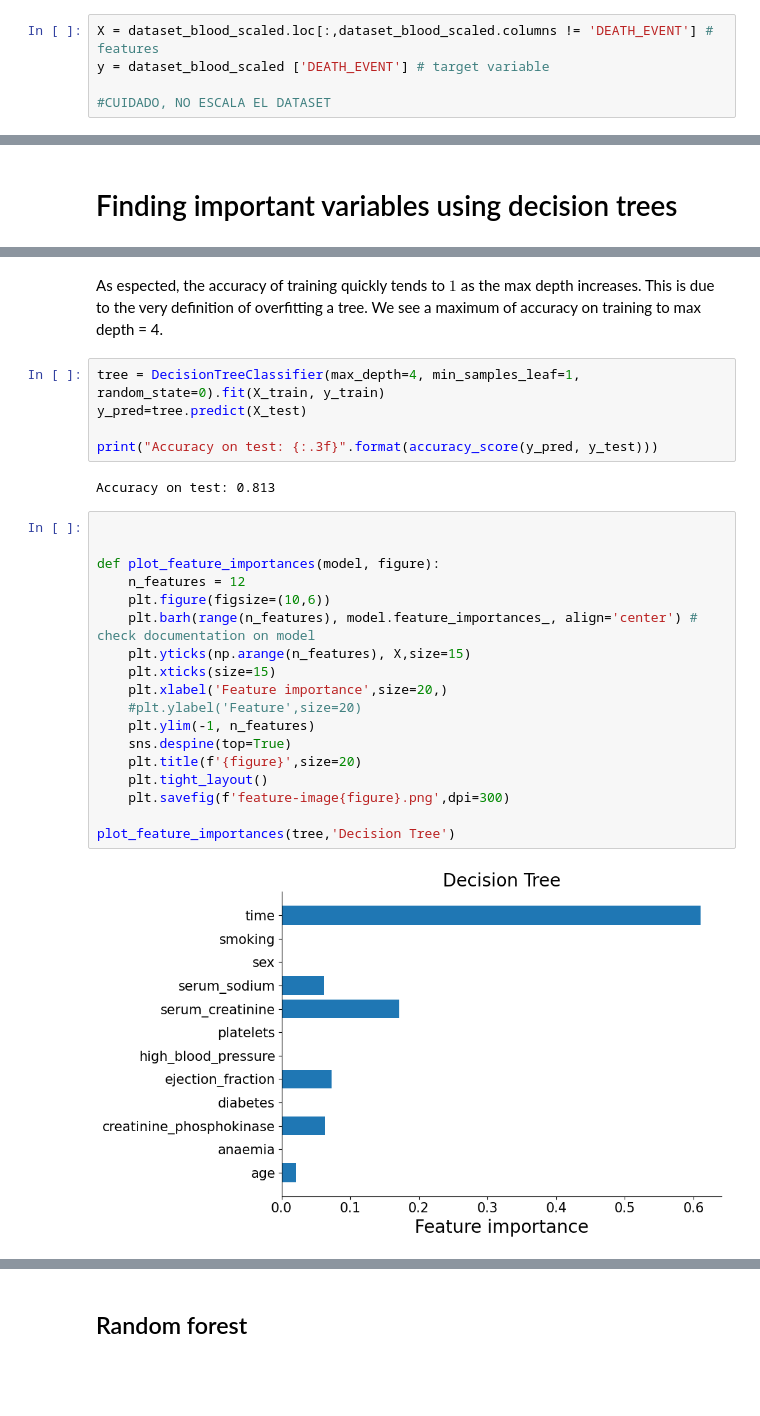
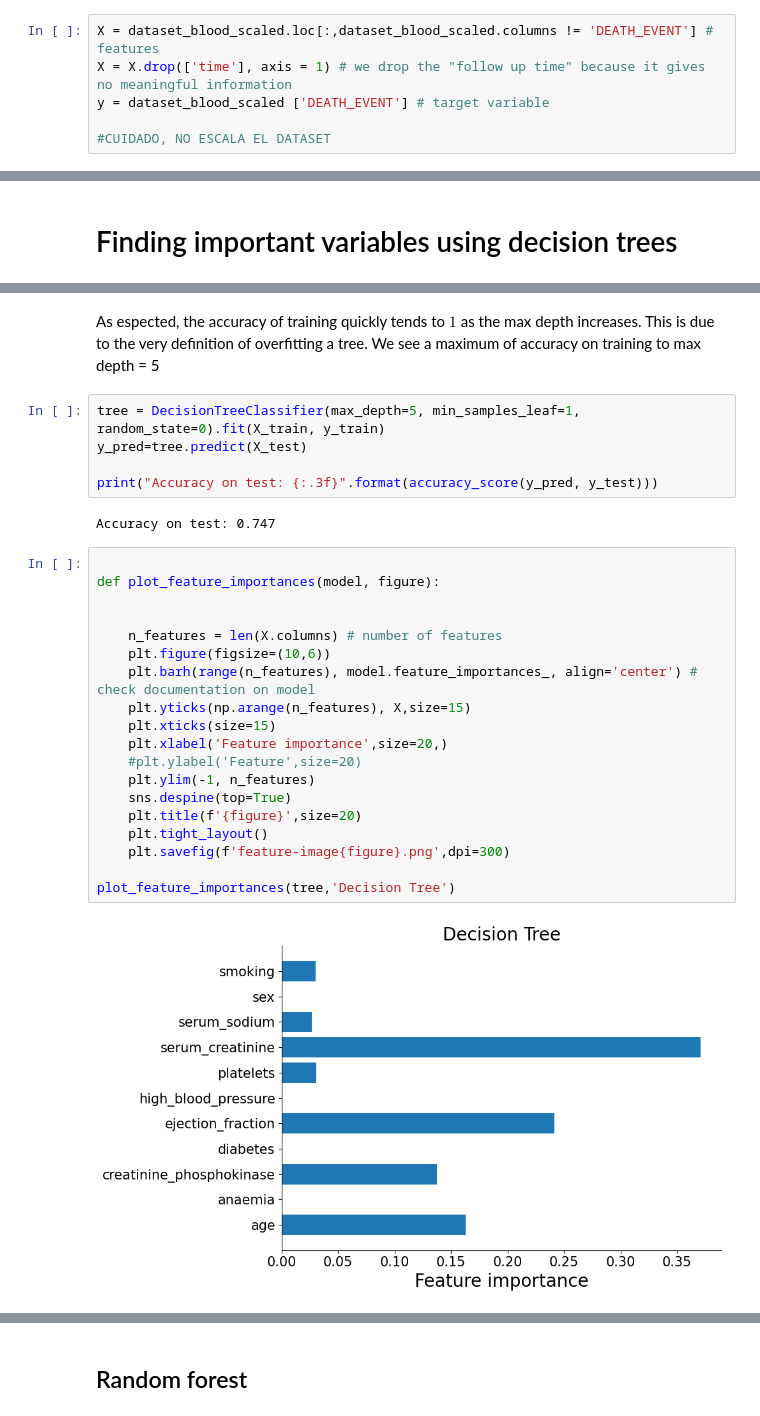
Before and after one commit to mateo-st/ML_UM, a Jupyter notebook: 3º Lab/LAB3 - Mordetzki, Stipanicic.ipynb, the cells around one changed output, grey strips where cells are left out. Drawn from its saved outputs; the diff is of its cells as text; blank space fills up the shorter version.

```diff
--- a/3º Lab/LAB3 - Mordetzki, Stipanicic.ipynb
+++ b/3º Lab/LAB3 - Mordetzki, Stipanicic.ipynb
@@ -181,6 +181,7 @@ We notice that the 90% of the information lies within 6 dimensions (as opossed t
 Using random forest/decision trees
 # %%
 X = dataset_blood_scaled.loc[:,dataset_blood_scaled.columns != 'DEATH_EVENT'] # features
+X = X.drop(['time'], axis = 1) # we drop the "follow up time" because it gives no meaningful information
 y = dataset_blood_scaled ['DEATH_EVENT'] # target variable
 
 #CUIDADO, NO ESCALA EL DATASET
@@ -225,29 +235,30 @@ plt.show()
 # %% [markdown]
-As espected, the accuracy of training quickly tends to $1$ as the max depth increases. This is due to the very definition of overfitting a tree. We see a maximum of accuracy on training to max depth = 4.
+As espected, the accuracy of training quickly tends to $1$ as the max depth increases. This is due to the very definition of overfitting a tree. We see a maximum of accuracy on training to max depth = 5
 # %%
-tree = DecisionTreeClassifier(max_depth=4, min_samples_leaf=1, random_state=0).fit(X_train, y_train)
+tree = DecisionTreeClassifier(max_depth=5, min_samples_leaf=1, random_state=0).fit(X_train, y_train)
 y_pred=tree.predict(X_test)
 
 print("Accuracy on test: {:.3f}".format(accuracy_score(y_pred, y_test)))
 # %% [output]
-Accuracy on test: 0.813
+Accuracy on test: 0.747
 # %%
 
+def plot_feature_importances(model, figure):
 
-def plot_feature_importances(model, figure):
-    n_features = 12
+
+    n_features = len(X.columns) # number of features
     plt.figure(figsize=(10,6))
     plt.barh(range(n_features), model.feature_importances_, align='center') # check documentation on model
     plt.yticks(np.arange(n_features), X,size=15)
     plt.xticks(size=15)
     plt.xlabel('Feature importance',size=20,)
     #plt.ylabel('Feature',size=20)
     plt.ylim(-1, n_features)
     sns.despine(top=True)
     plt.title(f'{figure}',size=20)
     plt.tight_layout()
     plt.savefig(f'feature-image{figure}.png',dpi=300)
 
 plot_feature_importances(tree,'Decision Tree')
 # %% [output]
-[figure, old version]
+[figure, new version]
```
Also changed, not shown: parts of 7 cells of this notebook, 2 other files.
